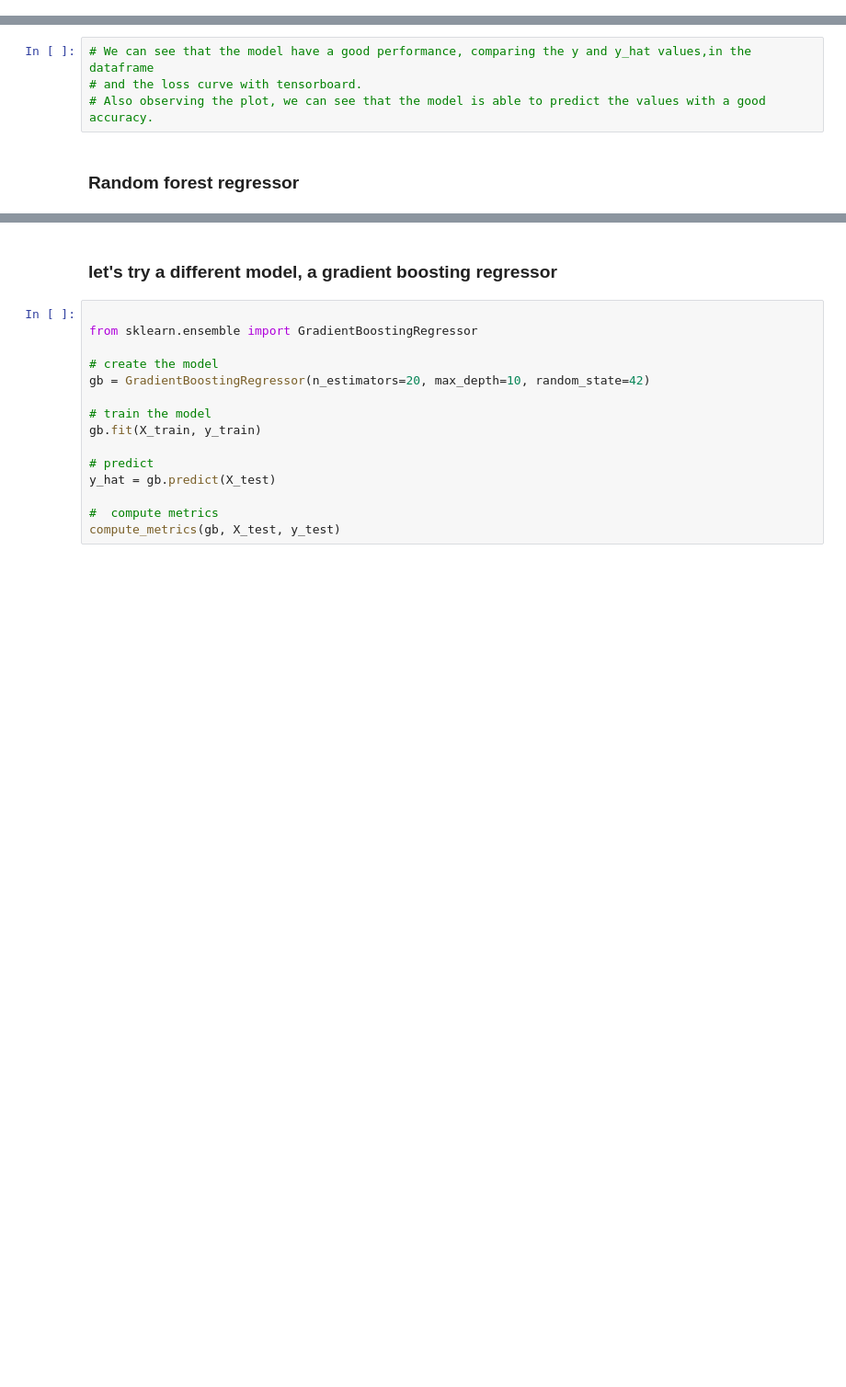
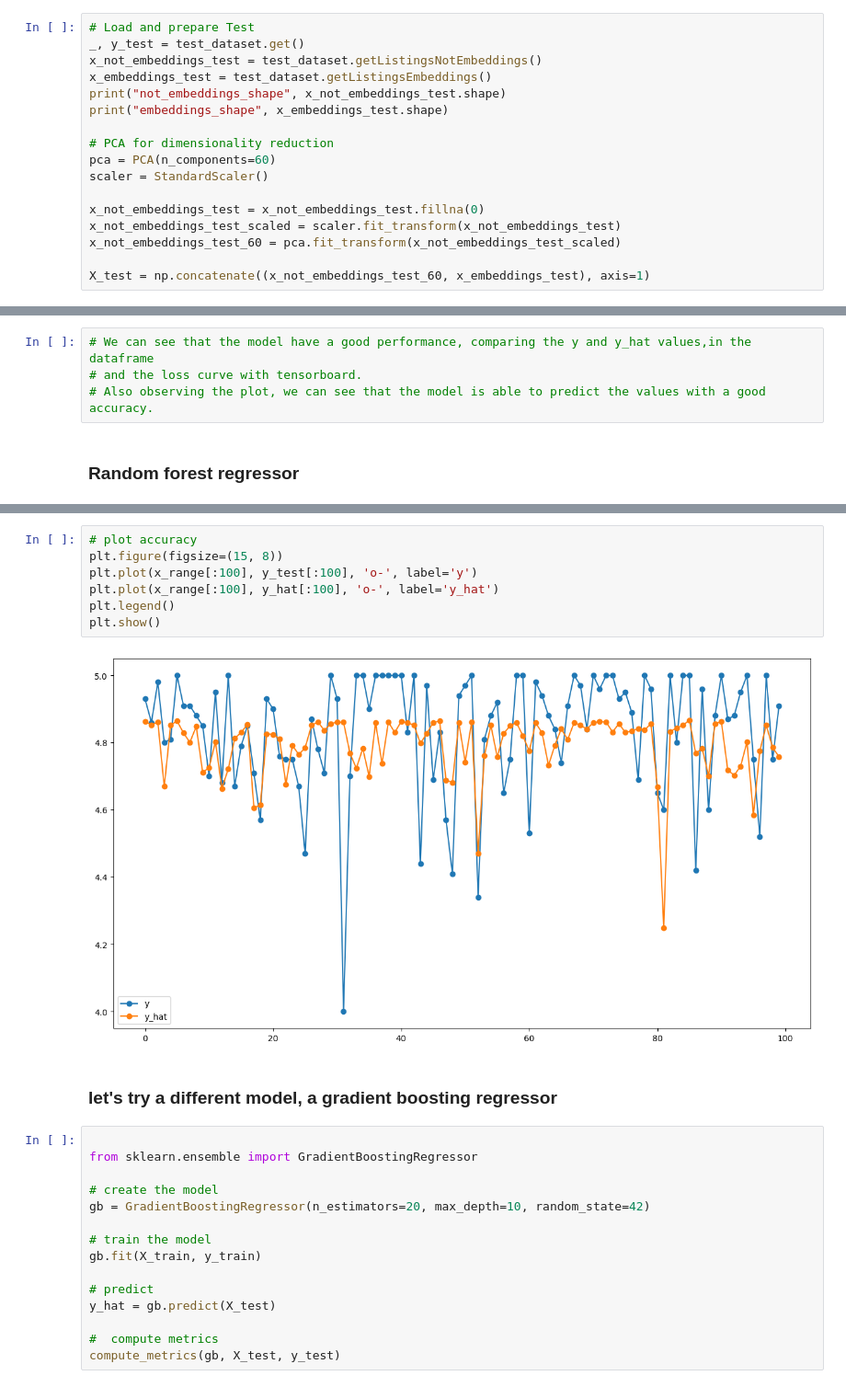
Before and after one commit to MaGiiK02/AirBnB_score_prediction, a Jupyter notebook: experiments/score_regression_on_listings.ipynb, the cells around one changed output, grey strips where cells are left out. Shown at 92% size. Cells and saved outputs as stored; diff of their text form; blank space fills up the shorter version.

Commit message:
added regression on listings

```diff
--- a/experiments/score_regression_on_listings.ipynb
+++ b/experiments/score_regression_on_listings.ipynb
@@ -62,0 +108,17 @@ print('Description', description_embeddings.shape)
+# %%
+# Load and prepare Test
+_, y_test = test_dataset.get()
+x_not_embeddings_test = test_dataset.getListingsNotEmbeddings()
+x_embeddings_test = test_dataset.getListingsEmbeddings()
+print("not_embeddings_shape", x_not_embeddings_test.shape)
+print("embeddings_shape", x_embeddings_test.shape)
+
+# PCA for dimensionality reduction
+pca = PCA(n_components=60)
+scaler = StandardScaler()
+
+x_not_embeddings_test = x_not_embeddings_test.fillna(0)
+x_not_embeddings_test_scaled = scaler.fit_transform(x_not_embeddings_test)
+x_not_embeddings_test_60 = pca.fit_transform(x_not_embeddings_test_scaled)
+
+X_test = np.concatenate((x_not_embeddings_test_60, x_embeddings_test), axis=1)
@@ -242,3 +313,12 @@ compute_metrics(rf, X_test, y_test)
+# %%
+# plot accuracy
+plt.figure(figsize=(15, 8))
+plt.plot(x_range[:100], y_test[:100], 'o-', label='y')
+plt.plot(x_range[:100], y_hat[:100], 'o-', label='y_hat')
+plt.legend()
+plt.show()
+# %% [output]
+[figure, added]
 # %% [markdown]
 ### let's try a different model, a gradient boosting regressor
 # %%
```
Also changed, not shown: parts of 31 cells of this notebook, 2 other files.
